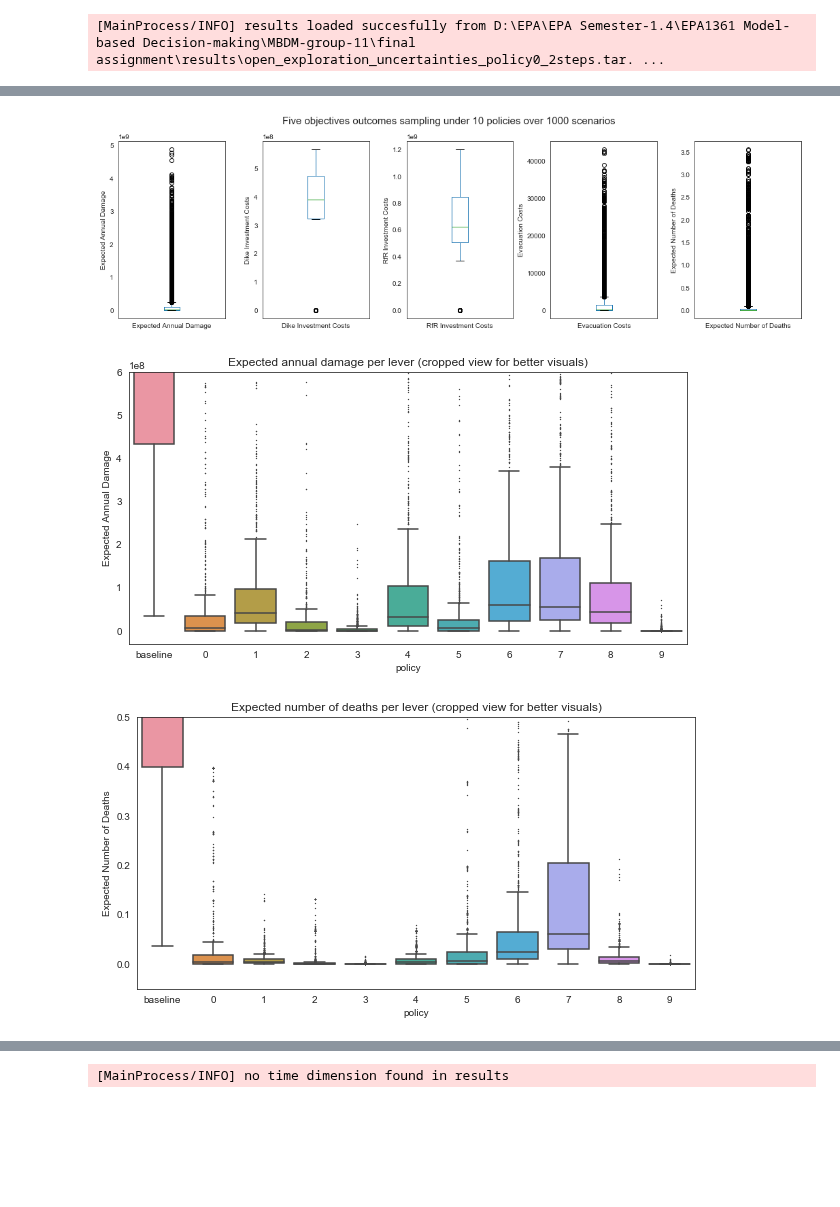
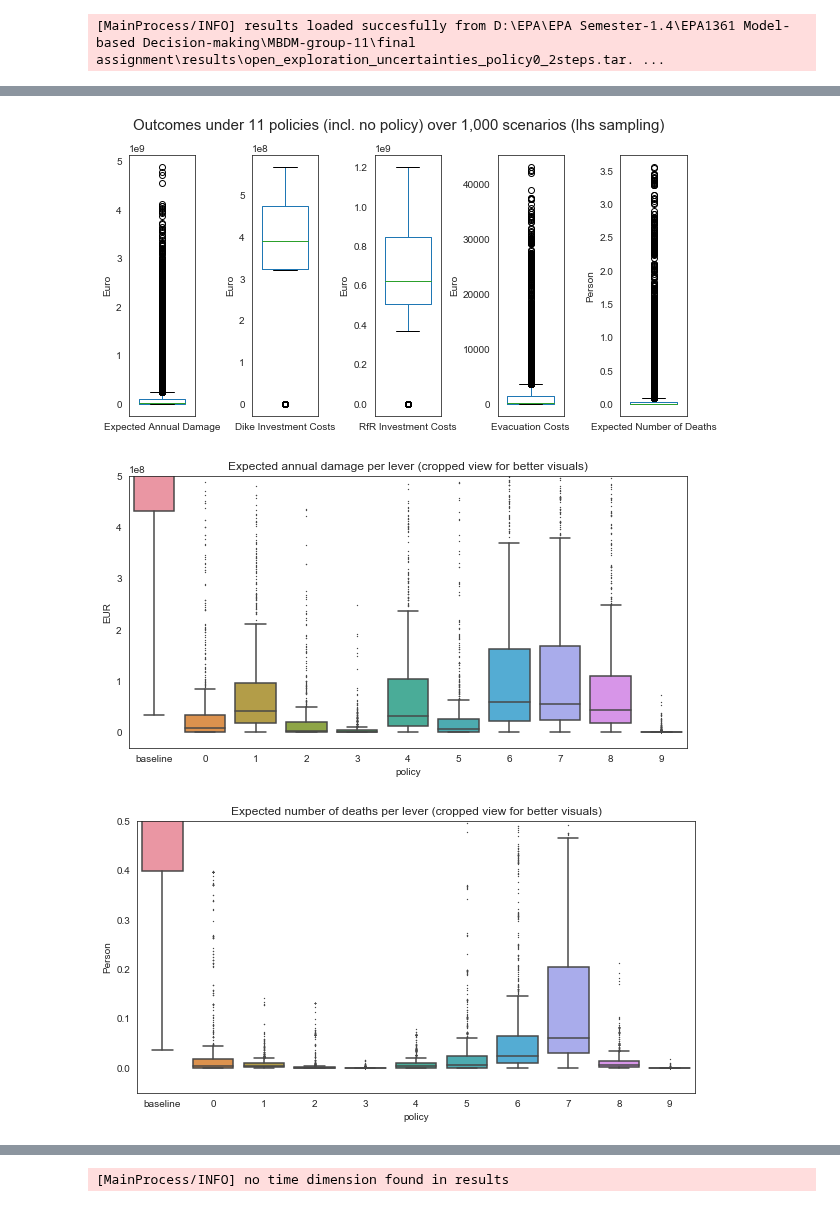
Before and after one commit to pdebiase/MBDM-group-11, a Jupyter notebook: final assignment/Open exploration Uncertainties.ipynb, the cells around one changed output, grey strips where cells are left out. Drawn from its saved outputs; the diff is of its cells as text; code cells hidden in the pictures; blank space fills up the shorter version.

```diff
--- a/final assignment/Open exploration Uncertainties.ipynb
+++ b/final assignment/Open exploration Uncertainties.ipynb
@@ -136,14 +159,17 @@ Note that *Total Investment Costs* is only related to the levers.
 # %%
-fig, axes = plt.subplots(1, 5, figsize=(18, 5))
-plt.subplots_adjust(wspace=0.35, top=0.85)
+fig, axes = plt.subplots(1, 5, figsize=(10, 5))
+plt.subplots_adjust(wspace=0.85, top=0.85)
 kpis = pd.DataFrame([key.name for key in dike_model.outcomes])
-fig.suptitle('Five objectives outcomes sampling under 10 policies over 1000 scenarios', y=0.95, fontsize=15)
+fig.suptitle('Outcomes under 11 policies (incl. no policy) over 1,000 scenarios (lhs sampling)', y=0.95, fontsize=15)
 
 for i, key in kpis.iterrows():
-    pd.Series(outcomes_w0[key[0]]).plot(kind='box', ax=axes[i], label=key[0])
-    axes[i].set_ylabel(key[0])
+    pd.Series(outcomes_w0[key[0]]).plot(kind='box', ax=axes[i], label=key[0], widths=0.7)
+    if not key[0] == 'Expected Number of Deaths':
+        axes[i].set_ylabel('Euro') # set units for damage and costs
+    else:
+        axes[i].set_ylabel('Person') # set unit for number of deaths
 # %% [output]
-[figure, old version]
+[figure, new version]
 # %%
 # check distribution of expected annual damage per lever
 damage = pd.DataFrame({'policy' : experiments_w0.policy,
@@ -152,9 +178,10 @@ damage = pd.DataFrame({'policy' : experiments_w0.policy,
 plt.figure(figsize=(10, 5))
 ax = sns.boxplot(data=damage, x='policy', y='Expected Annual Damage', fliersize=0.5)
 ax.set_title('Expected annual damage per lever (cropped view for better visuals)')
-ax.set_ybound(-3e7, 6e8) # zoom-in for better visuals
+ax.set_ylabel('EUR')
+ax.set_ybound(-3e7, 5e8) # zoom-in for better visuals
 # %% [output]
-[figure, old version]
+[figure, new version]
 # %%
 # check distribution of expected number of deaths per lever
 deaths = pd.DataFrame({'policy' : experiments_w0.policy,
@@ -163,6 +190,7 @@ deaths = pd.DataFrame({'policy' : experiments_w0.policy,
 plt.figure(figsize=(10, 5))
 ax = sns.boxplot(data=deaths, x='policy', y='Expected Number of Deaths', fliersize=0.5)
 ax.set_title('Expected number of deaths per lever (cropped view for better visuals)')
+ax.set_ylabel('Person')
 ax.set_ybound(-0.05, 0.5) # zoom-in for better visuals
 # %% [output]
-[figure, old version]
+[figure, new version]
```
Also changed, not shown: parts of 25 cells of this notebook, 2 other files.
